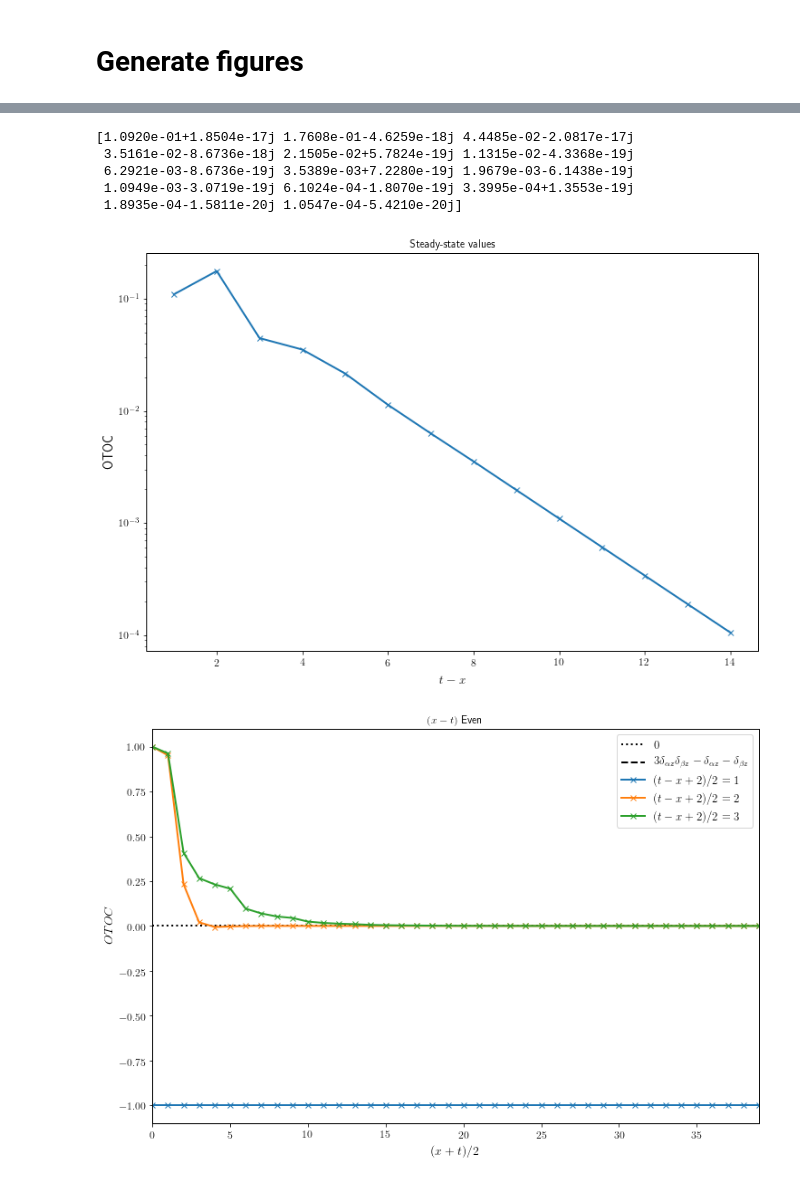
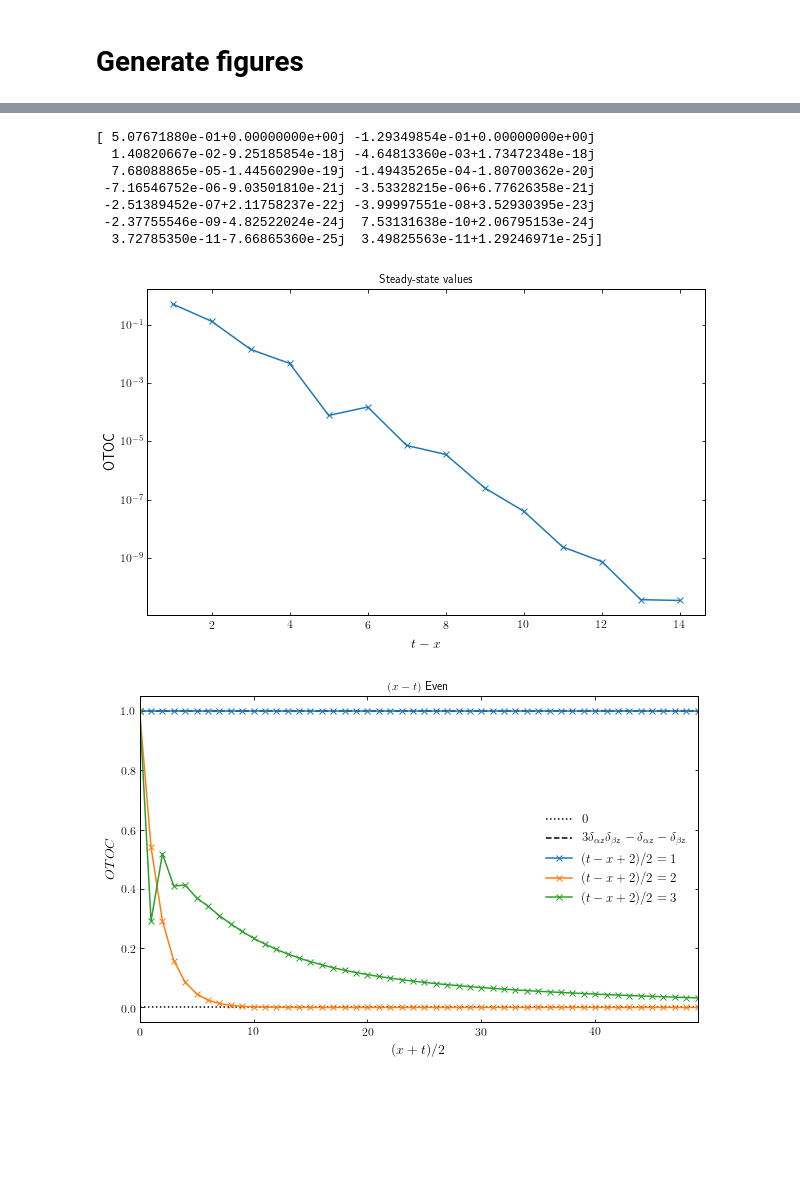
Before and after one commit to PieterWClaeys/UnitaryCircuits, a Jupyter notebook: OTOC_nlayers.ipynb, the cells around one changed output, grey strips where cells are left out. Drawn from its saved outputs; the diff is of its cells as text; code cells hidden in the pictures; blank space fills up the shorter version.

```diff
--- a/OTOC_nlayers.ipynb
+++ b/OTOC_nlayers.ipynb
@@ -9,21 +9,3 @@ import numpy as np
 from scipy.stats import unitary_group
 from scipy.linalg import eigh, expm
 import matplotlib.pyplot as plt
-# %%
-#Aesthetics
-np.set_printoptions(precision=4)
-fig_size =  [12, 8]
-
-params = {'backend': 'ps',
-      'axes.labelsize': 14,
-      'font.size': 14,
-      'legend.fontsize': 13,
-      'axes.titlesize' : 12,
-      'xtick.labelsize': 12,
-      'ytick.labelsize': 12,
-      'axes.linewidth' : 1.,
-      'axes.linewidth' : 1.,
-      'lines.linewidth' : 2.,
-      'text.usetex': True,
-      'figure.figsize': fig_size}
-plt.rcParams.update(params)
@@ -49,11 +34,11 @@ c   d
 """
 
 #Define gate for Kicked Ising Model
-def KIM_gate():
+def KIM_gate(h_1 = 0.2, h_2 = 0.7):
     J = np.pi/4.
     b = np.pi/4.
-    h_1 = 0.2
-    h_2 = 0.7
+    #h_1 = 0.2
+    #h_2 = 0.7
     X = np.array([[0,1], [1, 0]])
     Z = np.array([[1,0], [0, -1]])
     X_exp = np.cos(b) * np.identity(2) - 1j * np.sin(b) * X
@@ -119,6 +104,12 @@ def tensor_to_vector(tensor):
     num_row_indices = len(tensor.shape)
     q = tensor.shape[0]
     return tensor.reshape([q ** num_row_indices])
+
+#Define Pauli basis
+Id = np.array([[1,0],[0,1]])
+X = np.array([[0,1], [1, 0]])
+Y = np.array([[0, -1j], [1j, 0]])
+Z = np.array([[1,0], [0, -1]])
 # %% [markdown]
 The diagram of the OTOC depends on the parity of the distance from the lightcone $x-t$.
 
@@ -566,12 +552,14 @@ plt.semilogy(np.arange(1,n_max),np.abs(OTOC_f.real),'x-')
 plt.title('Steady-state values')
 plt.xlabel(r'$t-x$')
 plt.ylabel(r'OTOC')
-#plt.savefig('steadystate.pdf')
+plt.savefig('steadystate.pdf')
 plt.show()
 # %% [output]
-[1.0920e-01+1.8504e-17j 1.7608e-01-4.6259e-18j 4.4485e-02-2.0817e-17j
- 3.5161e-02-8.6736e-18j 2.1505e-02+5.7824e-19j 1.1315e-02-4.3368e-19j
- 6.2921e-03-8.6736e-19j 3.5389e-03+7.2280e-19j 1.9679e-03-6.1438e-19j
- 1.0949e-03-3.0719e-19j 6.1024e-04-1.8070e-19j 3.3995e-04+1.3553e-19j
- 1.8935e-04-1.5811e-20j 1.0547e-04-5.4210e-20j]
+[ 5.07671880e-01+0.00000000e+00j -1.29349854e-01+0.00000000e+00j
+  1.40820667e-02-9.25185854e-18j -4.64813360e-03+1.73472348e-18j
+  7.68088865e-05-1.44560290e-19j -1.49435265e-04-1.80700362e-20j
+ -7.16546752e-06-9.03501810e-21j -3.53328215e-06+6.77626358e-21j
+ -2.51389452e-07+2.11758237e-22j -3.99997551e-08+3.52930395e-23j
+ -2.37755546e-09-4.82522024e-24j  7.53131638e-10+2.06795153e-24j
+  3.72785350e-11-7.66865360e-25j  3.49825563e-11+1.29246971e-25j]
-[figure, old version]
+[figure, new version]
@@ -582,25 +566,31 @@ n_t = 40
+# %%
+h_1, h_2 = 0.2, 0.3
+U = KIM_gate(h_1, h_2)
+op_L, op_R = Z, Z
+file_ex = 'zz'
+n_t = 50
 # %%
 #Get OTOC for even (x-t)
 plt.figure()
 #Calculate steady-state value on lightcone
 delta_az = np.einsum('ab,ba', op_L, Z) / 2.
 delta_bz = np.einsum('ab,ba', op_R, Z) / 2.
-OTOC_ss = 3.*delta_az*delta_bz - delta_az - delta_bz
+OTOC_f = 3.*delta_az*delta_bz - delta_az - delta_bz
 
 plt.plot([0.]*n_t,'k:',label=r'$0$')
-plt.plot([OTOC_ss]*n_t,'k--',label=r'$3\delta_{\alpha z}\delta_{\beta z} - \delta_{\alpha z} - \delta_{\beta z}$')
+plt.plot([OTOC_f]*n_t,'k--',label=r'$3\delta_{\alpha z}\delta_{\beta z} - \delta_{\alpha z} - \delta_{\beta z}$')
 
 for n_l in range(1,4):
     [t_range, OTOC_range] = evol_even(U, op_L, op_R, n_l, n_t)
     plt.plot(t_range,OTOC_range.real,'x-',label=r'$(t-x+2)/2=%s$'%n_l)
 
 
 plt.title(r'$(x-t)$ Even')
 plt.xlabel(r'$(x+t)/2$')
 plt.ylabel(r'$OTOC$')
 plt.xlim(0,n_t-1)
 plt.legend()
-#plt.savefig('OTOC_KIM_xz_even.pdf')
+#plt.savefig('OTOC_KIM_%s_even.pdf'%file_ex)
 plt.show()
 # %% [output]
-[figure, old version]
+[figure, new version]
```
Also changed, not shown: parts of 13 cells of this notebook.
